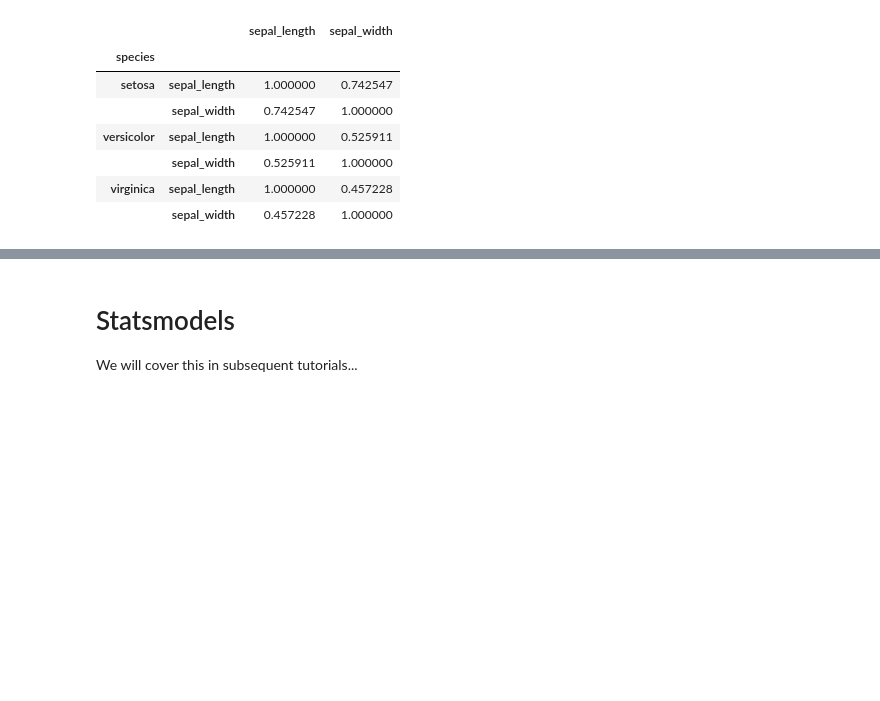
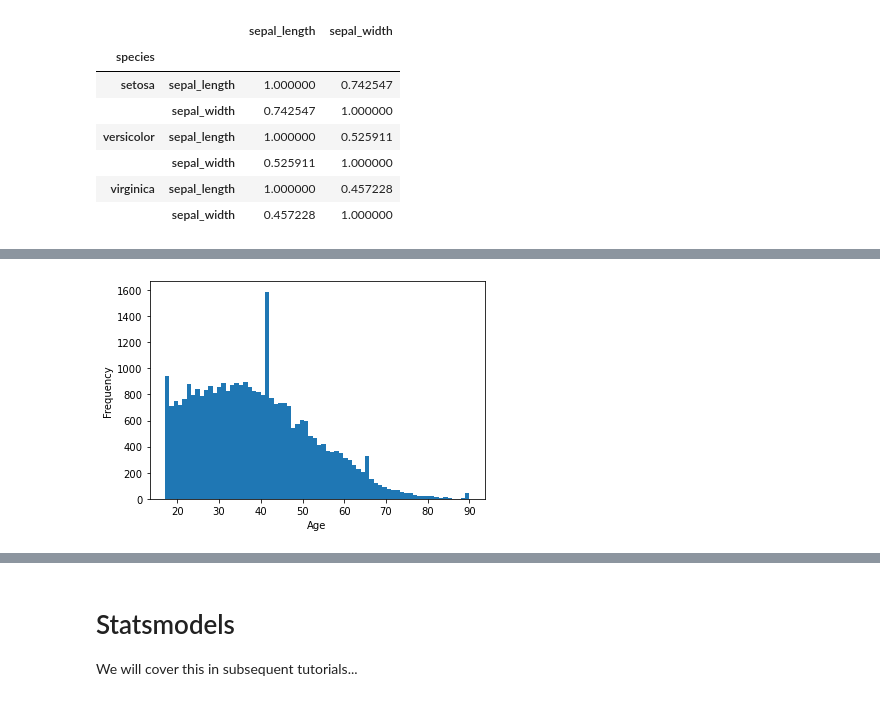
Before and after one commit to aezarebski/aas-extended-examples, a Jupyter notebook: example-0/example-0-answers.ipynb, the cells around one changed output, grey strips where cells are left out. Drawn from its saved outputs; the diff is of its cells as text; code cells hidden in the pictures; blank space fills up the shorter version.

Commit message:
Ex 0.5 issue (#46)
* move material into example 0

* remove old materials

```diff
--- a/example-0/example-0-answers.ipynb
+++ b/example-0/example-0-answers.ipynb
@@ -357,0 +362,16 @@ iris.groupby("species")[["sepal_length", "sepal_width"]].corr()
+# %%
+header_url = "https://raw.githubusercontent.com/aezarebski/aas-extended-examples/main/example-0/adult.header"
+data_url = "https://raw.githubusercontent.com/aezarebski/aas-extended-examples/main/example-0/adult.data"
+
+header_file_file = "adult.header"
+data_file_file = "adult.data"
+
+try:
+    with open(header_file) as f:
+        header = f.readlines()[0].split(',')
+    df = pd.read_table(data_file, delimiter = ",", names=header)
+except:
+    print("Could not load census from file, defaulting to URL")
+    header = list(pd.read_csv(header_url))
+    df = pd.read_table(data_url, delimiter = ",", names=header)
+    print("iris loaded from URL\n")
@@ -357,0 +428,8 @@ iris.groupby("species")[["sepal_length", "sepal_width"]].corr()
+# %%
+plt.figure()
+plt.hist(df.age, bins = 70)
+plt.xlabel("Age")
+plt.ylabel("Frequency")
+plt.show()
+# %% [output]
+[figure, added]
```
Also changed, not shown: parts of 21 cells of this notebook, 3 other files.
